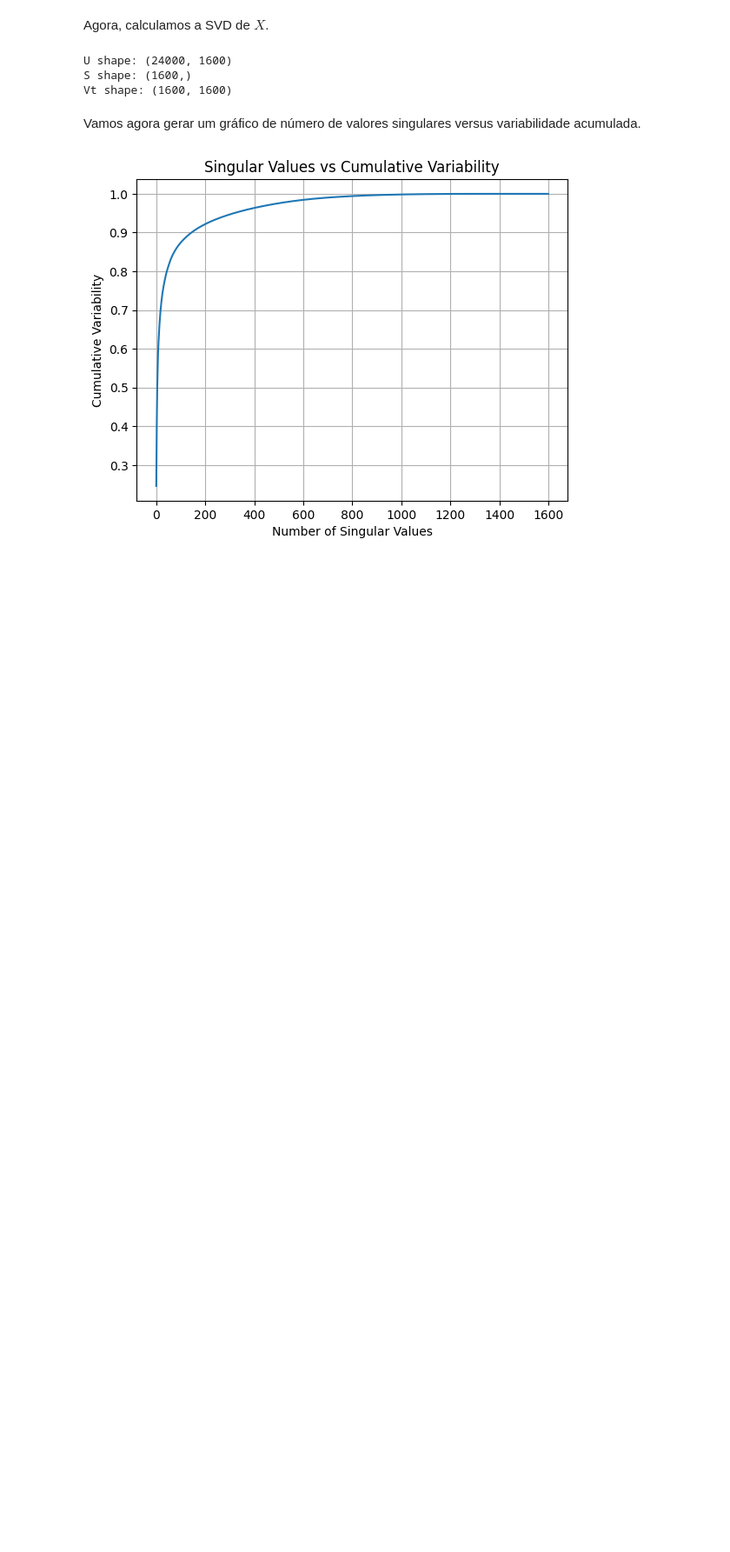
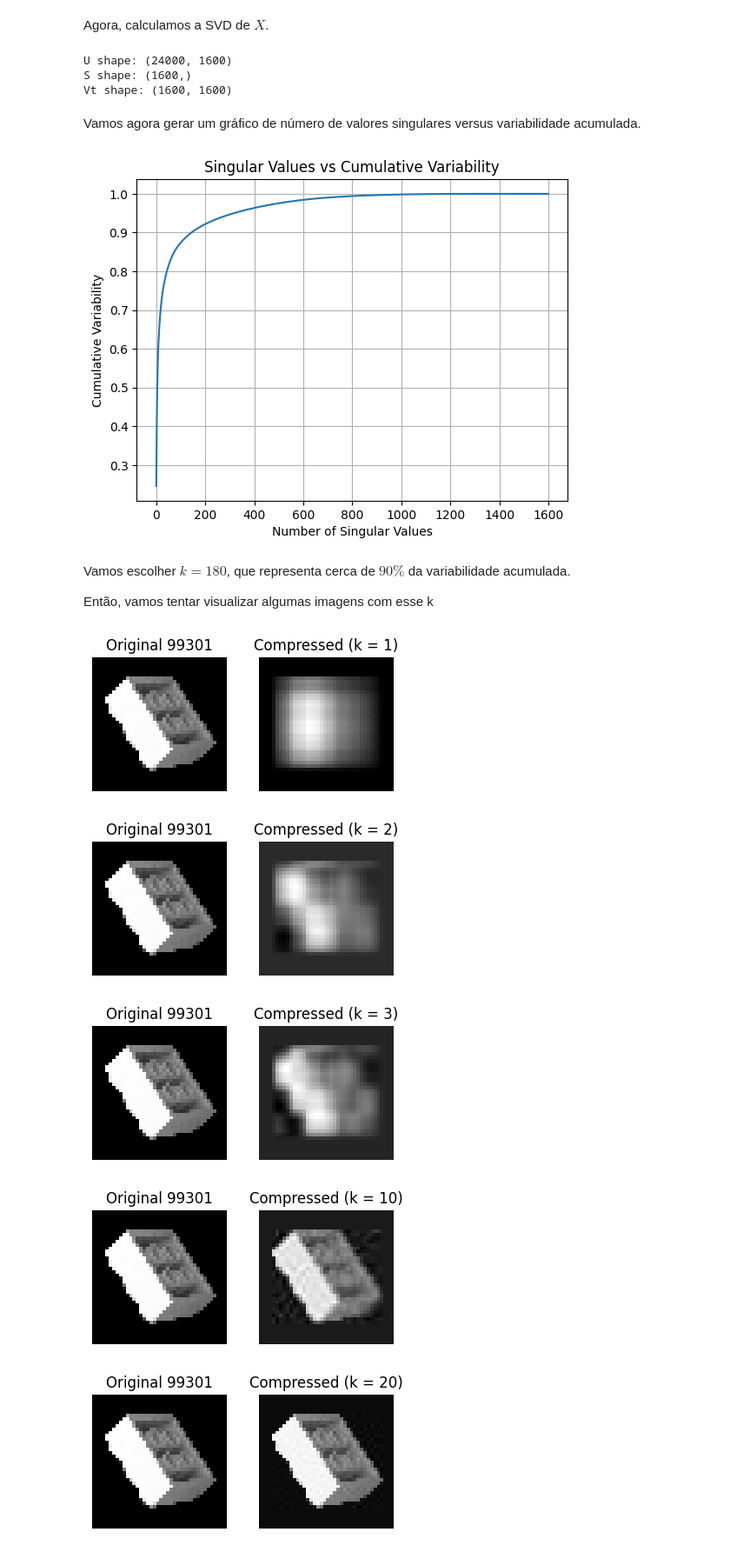
Before and after one commit to GabrielLins64/fad-trabalho-2, a Jupyter notebook: fad-gabriel_lins.ipynb, the cells around one changed output. Shown at 87% size. Drawn from its saved outputs; the diff is of its cells as text; code cells hidden in the pictures; blank space fills up the shorter version.

Commit message:
compressed all images

```diff
--- a/fad-gabriel_lins.ipynb
+++ b/fad-gabriel_lins.ipynb
@@ -193,3 +193,49 @@ plt.grid(True)
 plt.show()
 # %% [output]
 [figure]
+# %% [markdown]
+Vamos escolher $k = 180$, que representa cerca de $90\%$ da variabilidade acumulada.
+
+Então, vamos tentar visualizar algumas imagens com esse k
+# %%
+def compress_image(image, k):
+    U, S, Vt = np.linalg.svd(image)
+
+    U_k = U[:, :k]
+    S_k = np.diag(S[:k])
+    Vt_k = Vt[:k, :]
+
+    compressed_image = U_k @ S_k @ Vt_k
+
+    return compressed_image
+# %%
+def plot_compressed(img_num: int, ks: list[int]):
+    for k in ks:
+        image_sample = train_data.iloc[img_num]
+        compressed_image = compress_image(image_sample['Image'], k)
+
+        # Plot the original and compressed images side-by-side
+        fig, axs = plt.subplots(1, 2, figsize=(4, 2))
+
+        # Original Image
+        axs[0].imshow(image_sample['Image'], cmap='gray')
+        axs[0].set_title(f'Original {image_sample["Lego Type"]}')
+        axs[0].axis('off')
+
+        # Compressed Image
+        axs[1].imshow(compressed_image, cmap='gray')
+        axs[1].set_title(f'Compressed (k = {k})')
+        axs[1].axis('off')
+
+        plt.tight_layout()
+        plt.show()
+# %%
+ks = [1, 2, 3, 10, 20, 180]
+
+plot_compressed(12, ks)
+# %% [output]
+[figure, added]
+[figure, added]
+[figure, added]
+[figure, added]
+[figure, added]
```
Also changed, not shown: parts of 5 cells of this notebook, 3 other files.
